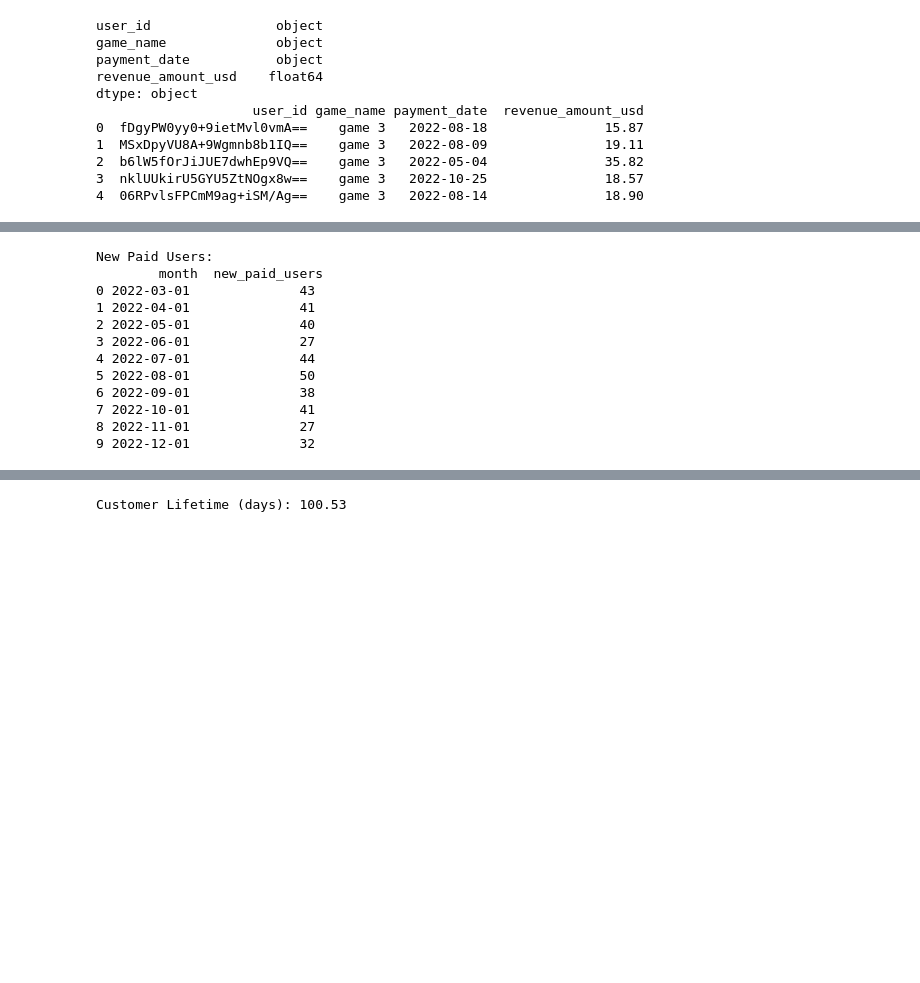
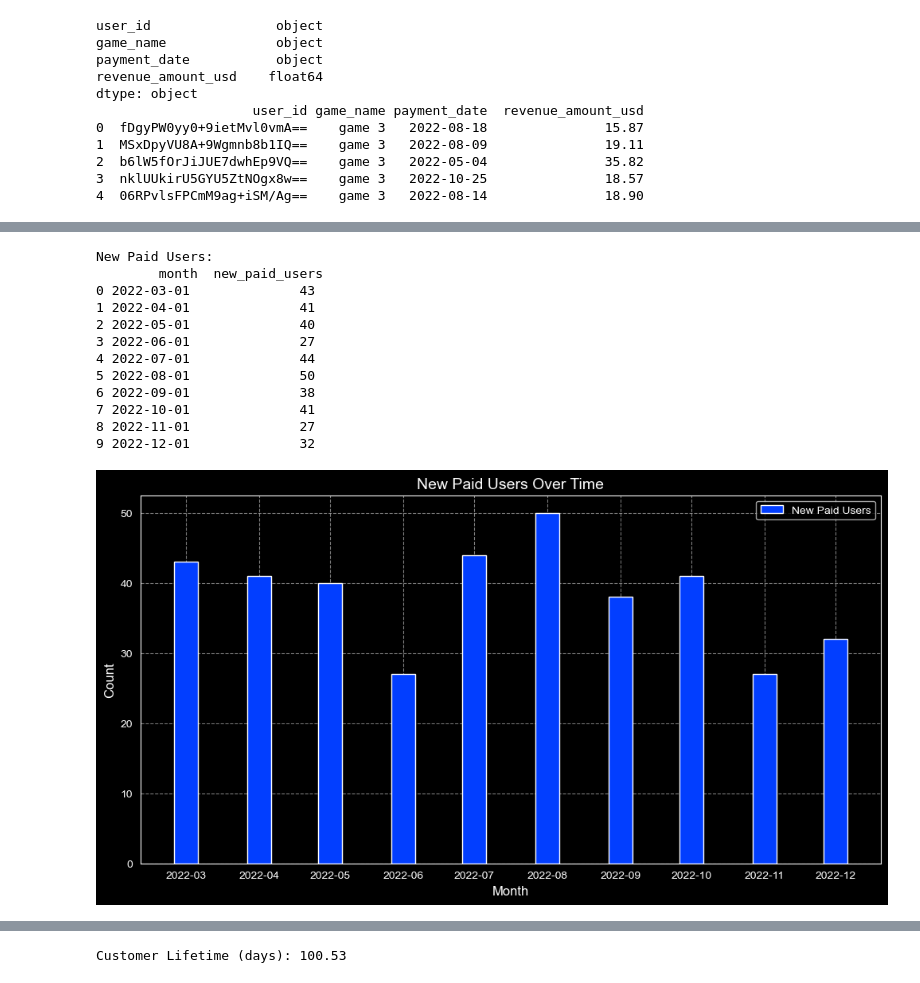
Before and after one commit to Projects-of-Data-Analysis/Revenue-Metrics-Analysis, a Jupyter notebook: notebooks/Revenue_Metric_Analysis.ipynb, the cells around one changed output, grey strips where cells are left out. Drawn from its saved outputs; the diff is of its cells as text; code cells hidden in the pictures; blank space fills up the shorter version.

```diff
--- a/notebooks/Revenue_Metric_Analysis.ipynb
+++ b/notebooks/Revenue_Metric_Analysis.ipynb
@@ -114,22 +129,27 @@ print(monthly_data[['month', 'ARPPU']])
 # %%
 # New Paid Users
 first_payments = payments.groupby('user_id')['payment_date'].min().reset_index()
 first_payments['month'] = first_payments['payment_date'].dt.to_period('M').dt.to_timestamp()
 new_paid_users = first_payments.groupby('month').size().reset_index(name='new_paid_users')
 print("New Paid Users:\n", new_paid_users)
+plt.figure(figsize=(12, 6))
+plt.bar(new_paid_users['month'], new_paid_users['new_paid_users'], label='New Paid Users', width=10)
+format_plot('New Paid Users Over Time', 'Month', 'Count')
+plt.show()
 # %% [output]
 New Paid Users:
         month  new_paid_users
 0 2022-03-01              43
 1 2022-04-01              41
 2 2022-05-01              40
 3 2022-06-01              27
 4 2022-07-01              44
 5 2022-08-01              50
 6 2022-09-01              38
 7 2022-10-01              41
 8 2022-11-01              27
 9 2022-12-01              32
+[figure, added]
 # %%
 # New Monthly Recurring Revenue (MRR)
 new_users_payments = payments.merge(first_payments[['user_id', 'month']], on=['user_id', 'month'])
```
Also changed, not shown: parts of 12 cells of this notebook, 12 other files.
